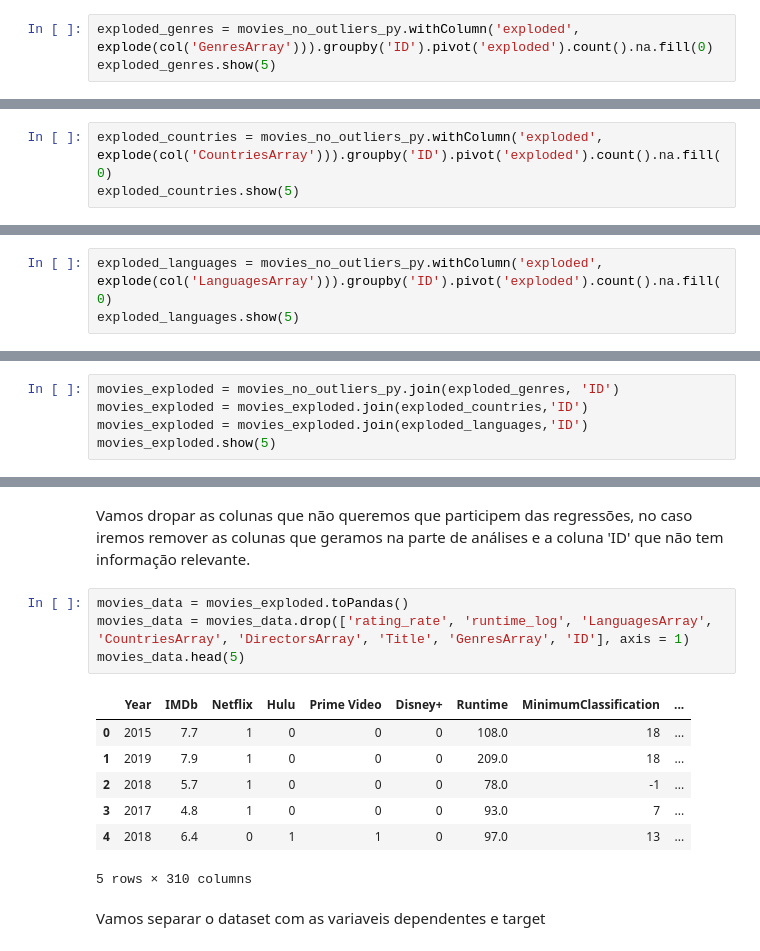
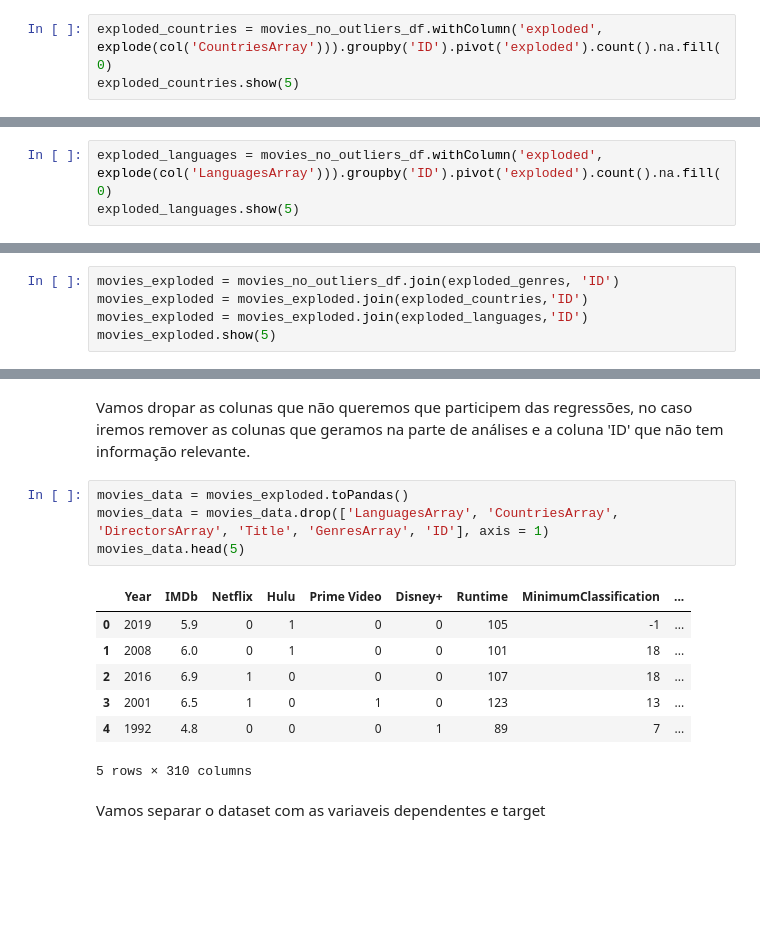
Before and after one commit to JonatasDeOliveira/movie-it, a Jupyter notebook: MovieItProjeto2.ipynb, the cells around one changed output, grey strips where cells are left out. Cells and saved outputs as stored; diff of their text form; blank space fills up the shorter version.

```diff
--- a/MovieItProjeto2.ipynb
+++ b/MovieItProjeto2.ipynb
@@ -1049,4 +231,4 @@ Vamos explodir o array de gênero, países e línguas e transformá-los em diver
 # %%
-exploded_genres = movies_no_outliers_py.withColumn('exploded', explode(col('GenresArray'))).groupby('ID').pivot('exploded').count().na.fill(0)
-exploded_genres.show(5)
+exploded_countries = movies_no_outliers_df.withColumn('exploded', explode(col('CountriesArray'))).groupby('ID').pivot('exploded').count().na.fill(0)
+exploded_countries.show(5)
 # %% [output]
@@ -1062,5 +244,5 @@ exploded_genres.show(5)
 only showing top 5 rows
 # %%
-exploded_countries = movies_no_outliers_py.withColumn('exploded', explode(col('CountriesArray'))).groupby('ID').pivot('exploded').count().na.fill(0)
-exploded_countries.show(5)
+exploded_languages = movies_no_outliers_df.withColumn('exploded', explode(col('LanguagesArray'))).groupby('ID').pivot('exploded').count().na.fill(0)
+exploded_languages.show(5)
 # %% [output]
@@ -1076,4 +258 @@ exploded_countries.show(5)
 only showing top 5 rows
-# %%
-exploded_languages = movies_no_outliers_py.withColumn('exploded', explode(col('LanguagesArray'))).groupby('ID').pivot('exploded').count().na.fill(0)
-exploded_languages.show(5)
@@ -1091,5 +259,5 @@ only showing top 5 rows
 # %%
-movies_exploded = movies_no_outliers_py.join(exploded_genres, 'ID')
+movies_exploded = movies_no_outliers_df.join(exploded_genres, 'ID')
 movies_exploded = movies_exploded.join(exploded_countries,'ID')
 movies_exploded = movies_exploded.join(exploded_languages,'ID')
 movies_exploded.show(5)
@@ -1108,15 +276,15 @@ only showing top 5 rows
 Vamos dropar as colunas que não queremos que participem das regressões, no caso iremos remover as colunas que geramos na parte de análises e a coluna 'ID' que não tem informação relevante.
 # %%
 movies_data = movies_exploded.toPandas()
-movies_data = movies_data.drop(['rating_rate', 'runtime_log', 'LanguagesArray', 'CountriesArray', 'DirectorsArray', 'Title', 'GenresArray', 'ID'], axis = 1)
+movies_data = movies_data.drop(['LanguagesArray', 'CountriesArray', 'DirectorsArray', 'Title', 'GenresArray', 'ID'], axis = 1)
 movies_data.head(5)
 # %% [output]
 |  | Year | IMDb | Netflix | Hulu | Prime Video | Disney+ | Runtime | MinimumClassification | ... |
-| 0 | 2015 | 7.7 | 1 | 0 | 0 | 0 | 108.0 | 18 | ... |
-| 1 | 2019 | 7.9 | 1 | 0 | 0 | 0 | 209.0 | 18 | ... |
-| 2 | 2018 | 5.7 | 1 | 0 | 0 | 0 | 78.0 | -1 | ... |
-| 3 | 2017 | 4.8 | 1 | 0 | 0 | 0 | 93.0 | 7 | ... |
-| 4 | 2018 | 6.4 | 0 | 1 | 1 | 0 | 97.0 | 13 | ... |
+| 0 | 2019 | 5.9 | 0 | 1 | 0 | 0 | 105 | -1 | ... |
+| 1 | 2008 | 6.0 | 0 | 1 | 0 | 0 | 101 | 18 | ... |
+| 2 | 2016 | 6.9 | 1 | 0 | 0 | 0 | 107 | 18 | ... |
+| 3 | 2001 | 6.5 | 1 | 0 | 1 | 0 | 123 | 13 | ... |
+| 4 | 1992 | 4.8 | 0 | 0 | 0 | 1 | 89 | 7 | ... |
 5 rows × 310 columns
 # %% [markdown]
 Vamos separar o dataset com as variaveis dependentes e target
```
Also changed, not shown: parts of 187 cells of this notebook.
